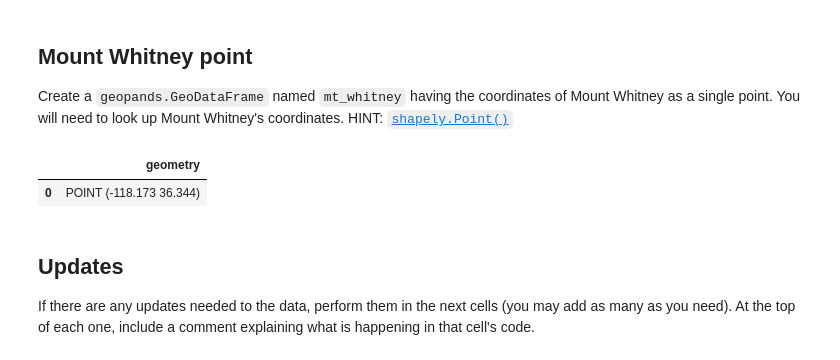
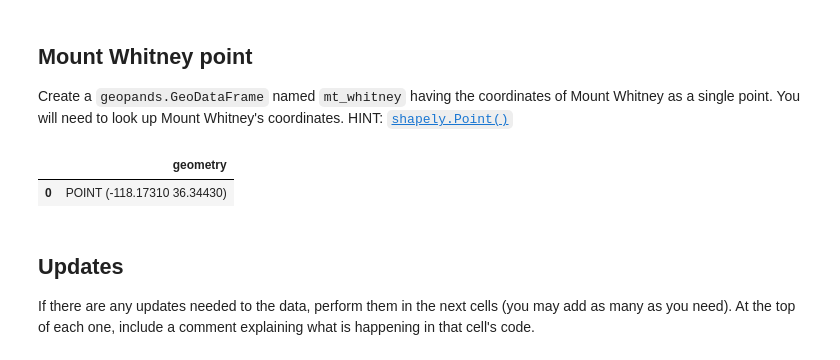
Before and after one commit to Vanessa-Salgado/eds220-hwk-4, a Jupyter notebook: hwk4-task1-whitney-map.ipynb, the cells around one changed output. Saved outputs shown, nothing was run; the diff lists cells and outputs as text; code cells hidden in the pictures.

```diff
--- a/hwk4-task1-whitney-map.ipynb
+++ b/hwk4-task1-whitney-map.ipynb
@@ -117,11 +116,11 @@ Create a `geopands.GeoDataFrame` named `mt_whitney` having the coordinates of Mo
 # %%
 # your code here
 mt_whitney = gpd.GeoDataFrame(geometry = [Point(-118.1731, 36.3443)],
-                             crs = 'EPSG:5070')
+                             crs = 'epsg:4326')
 mt_whitney
 # %% [output]
 |  | geometry |
-| 0 | POINT (-118.173 36.344) |
+| 0 | POINT (-118.17310 36.34430) |
 # %% [markdown]
 ## Updates
 If there are any updates needed to the data, perform them in the next cells (you may add as many as you need).
```
Also changed, not shown: parts of 6 cells of this notebook.
